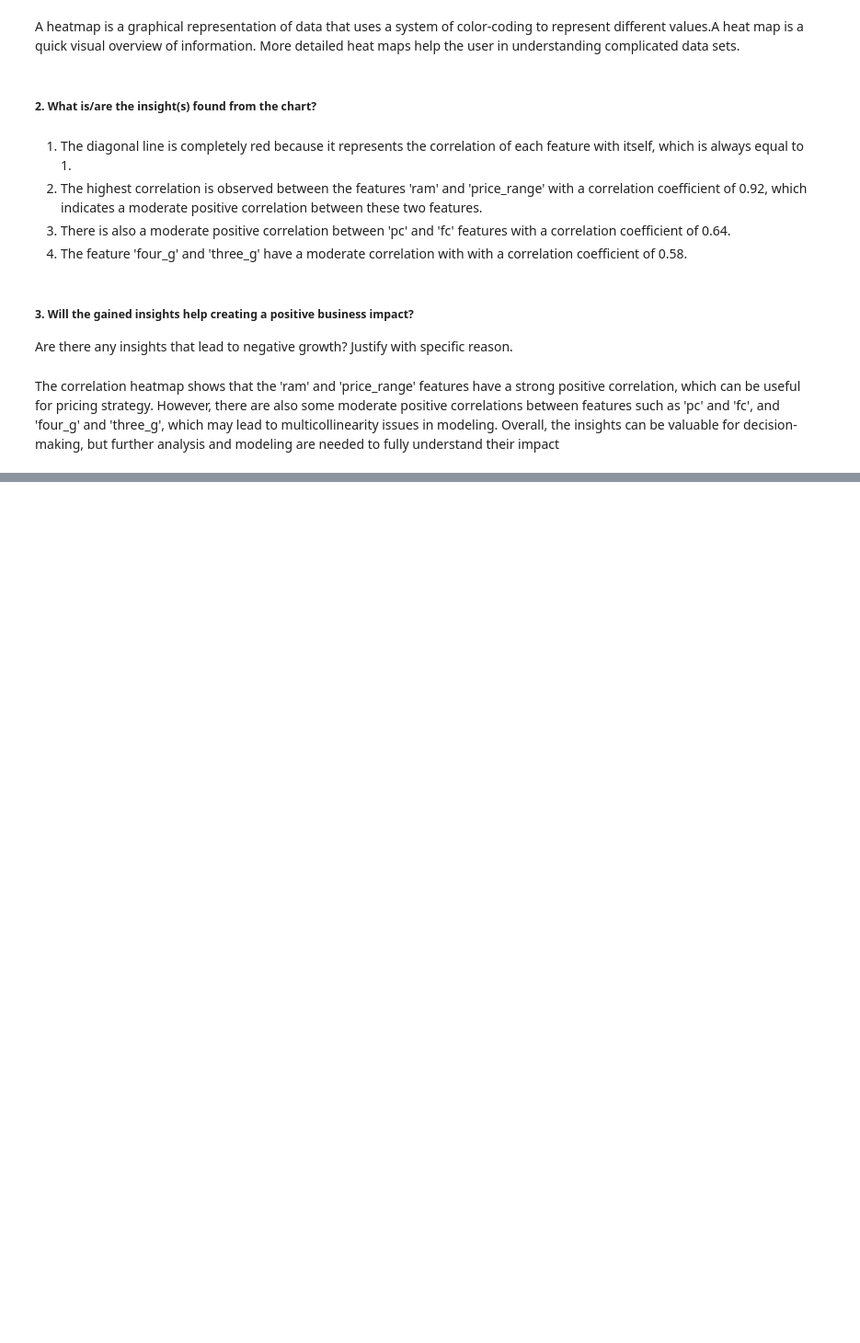
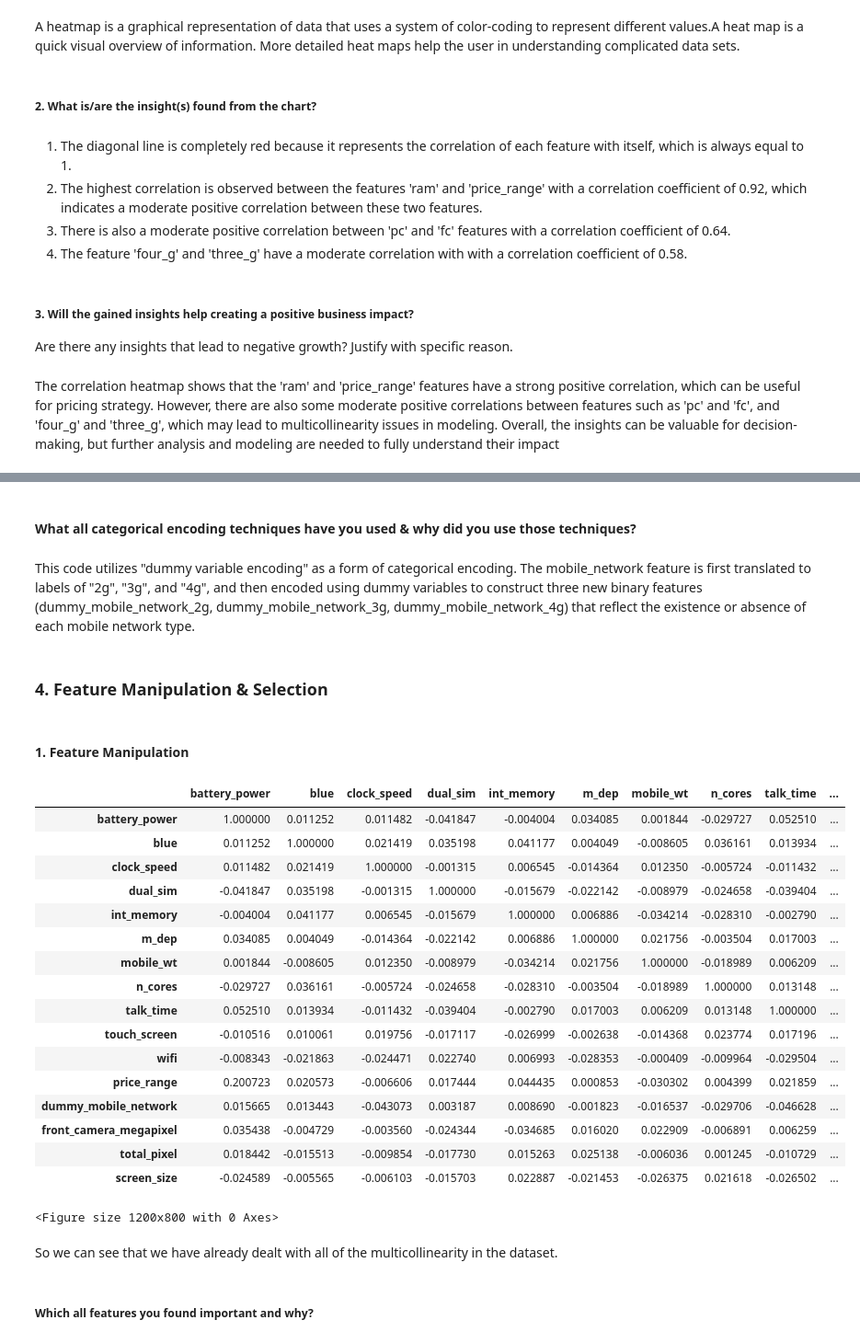
Before and after one commit to waghpallavi/Mobile-Price-Range-Prediction, a Jupyter notebook: Mobile_Price_Range_Prediction.ipynb, the cells around one changed output, grey strips where cells are left out. Shown at 92% size. Drawn from its saved outputs; the diff is of its cells as text; code cells hidden in the pictures; blank space fills up the shorter version.

```diff
--- a/Mobile_Price_Range_Prediction.ipynb
+++ b/Mobile_Price_Range_Prediction.ipynb
@@ -428,0 +550,19 @@ Bluetooth, SIM ports, mobile networks, talk time, touchscreen/keypad/wifi insigh
+# %%
+df1=df.copy() # copy or original dataset so that original dataset does not affected
+# %%
+# Feature creation: three_g and four_g
+df1['mobile_network']=df1['three_g']+df1['four_g']
+df1['mobile_network'].replace(2, '4g', inplace=True)   # replace the 2 with 4g
+df1['mobile_network'].replace(1, '3g', inplace=True)   # replace the 1 with 3g
+df1['mobile_network'].replace(0, '2g', inplace=True)   # replace the 0 with 2g
+
+df1.drop('three_g', axis=1, inplace=True)   # Drop the original column
+df1.drop('four_g', axis=1, inplace=True)    # Drop the original column
+
+
+# Encode your categorical columns of Mobile Network
+df1['dummy_mobile_network']=np.where(df1['mobile_network']=='2g', 1, 0)
+df1['dummy_mobile_network']=np.where(df1['mobile_network']=='3g', 1, 0)
+df1['dummy_mobile_network']=np.where(df1['mobile_network']=='4g', 1, 0)
+df1.drop('mobile_network', axis=1, inplace=True)   # drop the feature Mobile Network
+df1['dummy_mobile_network']
@@ -428,0 +582,52 @@ Bluetooth, SIM ports, mobile networks, talk time, touchscreen/keypad/wifi insigh
+# %% [markdown]
+#### What all categorical encoding techniques have you used & why did you use those techniques?
+# %% [markdown]
+This code utilizes "dummy variable encoding" as a form of categorical encoding. The mobile_network feature is first translated to labels of "2g", "3g", and "4g", and then encoded using dummy variables to construct three new binary features (dummy_mobile_network_2g, dummy_mobile_network_3g, dummy_mobile_network_4g) that reflect the existence or absence of each mobile network type.
+# %% [markdown]
+### 4. Feature Manipulation & Selection
+# %% [markdown]
+#### 1. Feature Manipulation
+# %%
+# Manipulate Features to minimize feature correlation and create new features
+# Feature creation: fc^& pc
+df1['front_camera_megapixel']=df1['fc'] + df1['pc']
+df1.drop('fc', axis=1, inplace=True)     # drop the original column
+df1.drop('pc', axis=1, inplace=True)     # drop the original column
+
+# Feature creation: ram & price_range
+df1['ram_price'] = df1['ram'].astype(str) + '_' + df1['price_range'].astype(str)
+df1.drop('ram', axis=1, inplace = True)   # drop the original column
+
+# Feature Creation: px_width & px_height
+df1['total_pixel']=df1['px_height']*df1['px_width']
+df1.drop('px_height',axis=1, inplace=True)    # drop the original column
+df1.drop('px_width', axis=1, inplace=True)    # drop the original column
+
+# feature cration: sc_w and sc_h
+df1['screen_size']=df1['sc_h']*df1['sc_w']
+df1.drop('sc_h', axis=1, inplace=True)  # drop the original column
+df1.drop('sc_w', axis=1, inplace=True)  # drop the original column
+# %%
+#  checking Correlation between all the numerical data by heatmap
+plt.figure(figsize=(12,8))
+correlation = df1.corr()
+df1.corr()
+# %% [output]
+|  | battery_power | blue | clock_speed | dual_sim | int_memory | m_dep | mobile_wt | n_cores | talk_time | ... |
+| battery_power | 1.000000 | 0.011252 | 0.011482 | -0.041847 | -0.004004 | 0.034085 | 0.001844 | -0.029727 | 0.052510 | ... |
+| blue | 0.011252 | 1.000000 | 0.021419 | 0.035198 | 0.041177 | 0.004049 | -0.008605 | 0.036161 | 0.013934 | ... |
+| clock_speed | 0.011482 | 0.021419 | 1.000000 | -0.001315 | 0.006545 | -0.014364 | 0.012350 | -0.005724 | -0.011432 | ... |
+| dual_sim | -0.041847 | 0.035198 | -0.001315 | 1.000000 | -0.015679 | -0.022142 | -0.008979 | -0.024658 | -0.039404 | ... |
+| int_memory | -0.004004 | 0.041177 | 0.006545 | -0.015679 | 1.000000 | 0.006886 | -0.034214 | -0.028310 | -0.002790 | ... |
+| m_dep | 0.034085 | 0.004049 | -0.014364 | -0.022142 | 0.006886 | 1.000000 | 0.021756 | -0.003504 | 0.017003 | ... |
+| mobile_wt | 0.001844 | -0.008605 | 0.012350 | -0.008979 | -0.034214 | 0.021756 | 1.000000 | -0.018989 | 0.006209 | ... |
+| n_cores | -0.029727 | 0.036161 | -0.005724 | -0.024658 | -0.028310 | -0.003504 | -0.018989 | 1.000000 | 0.013148 | ... |
+| talk_time | 0.052510 | 0.013934 | -0.011432 | -0.039404 | -0.002790 | 0.017003 | 0.006209 | 0.013148 | 1.000000 | ... |
+| touch_screen | -0.010516 | 0.010061 | 0.019756 | -0.017117 | -0.026999 | -0.002638 | -0.014368 | 0.023774 | 0.017196 | ... |
+| wifi | -0.008343 | -0.021863 | -0.024471 | 0.022740 | 0.006993 | -0.028353 | -0.000409 | -0.009964 | -0.029504 | ... |
+| price_range | 0.200723 | 0.020573 | -0.006606 | 0.017444 | 0.044435 | 0.000853 | -0.030302 | 0.004399 | 0.021859 | ... |
+| dummy_mobile_network | 0.015665 | 0.013443 | -0.043073 | 0.003187 | 0.008690 | -0.001823 | -0.016537 | -0.029706 | -0.046628 | ... |
+| front_camera_megapixel | 0.035438 | -0.004729 | -0.003560 | -0.024344 | -0.034685 | 0.016020 | 0.022909 | -0.006891 | 0.006259 | ... |
+| total_pixel | 0.018442 | -0.015513 | -0.009854 | -0.017730 | 0.015263 | 0.025138 | -0.006036 | 0.001245 | -0.010729 | ... |
+| screen_size | -0.024589 | -0.005565 | -0.006103 | -0.015703 | 0.022887 | -0.021453 | -0.026375 | 0.021618 | -0.026502 | ... |
+<Figure size 1200x800 with 0 Axes>
@@ -428,0 +636,4 @@ Bluetooth, SIM ports, mobile networks, talk time, touchscreen/keypad/wifi insigh
+# %% [markdown]
+So we can see that we have already dealt with all of the multicollinearity in the dataset.
+# %% [markdown]
+##### Which all features you found important and why?
```
Also changed, not shown: parts of 71 cells of this notebook.
